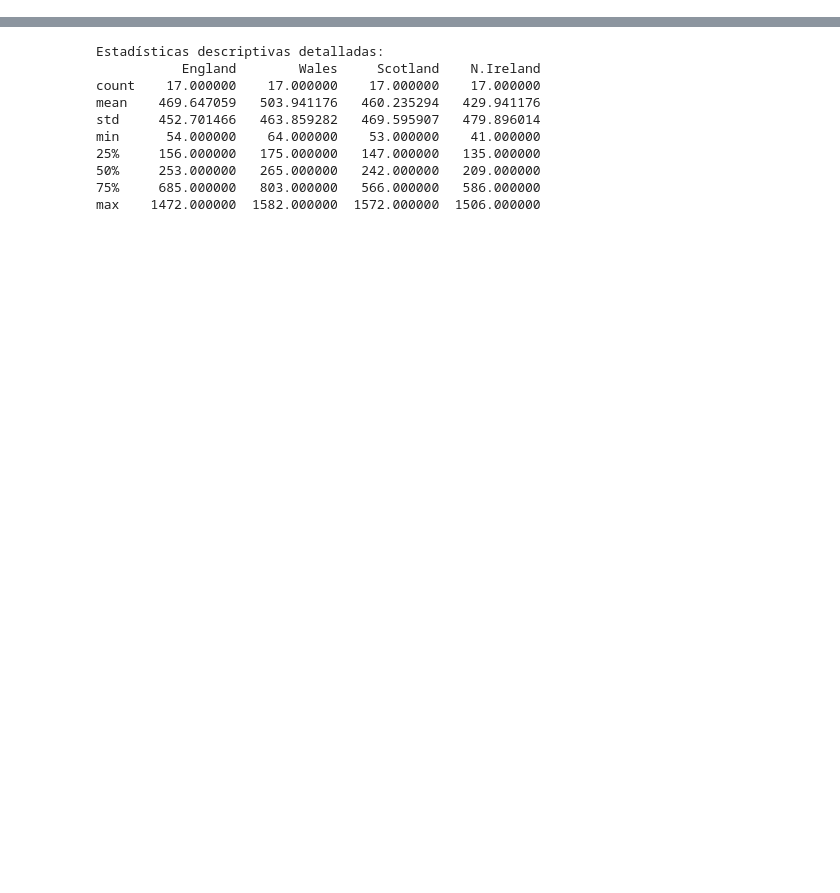
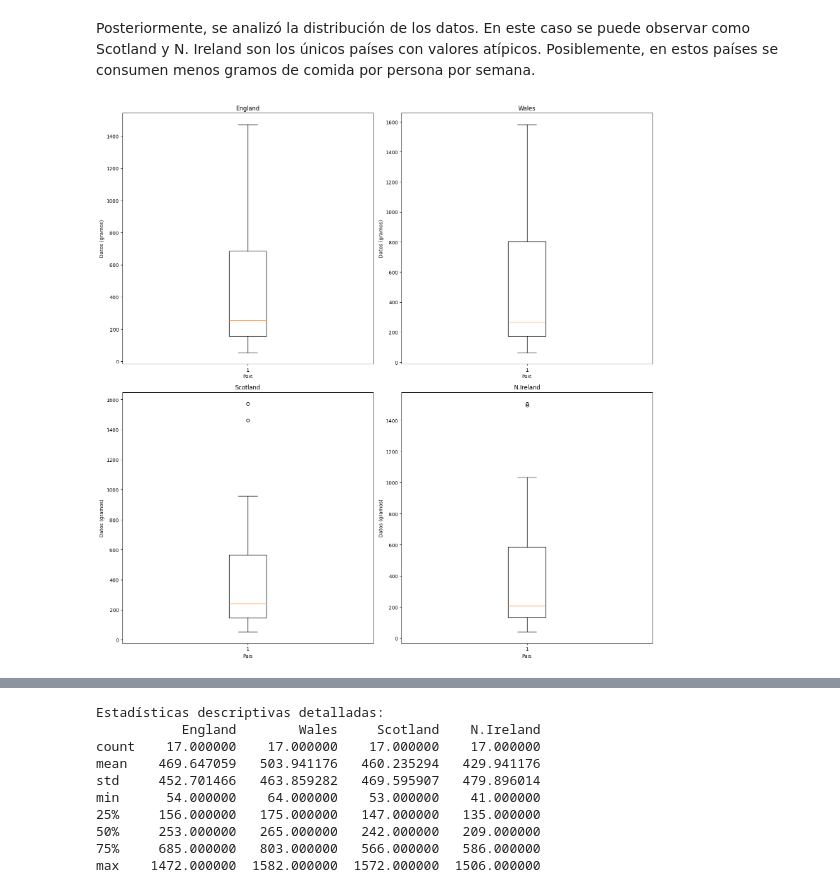
Before and after one commit to 20Candy/Lab5_DataScience, a Jupyter notebook: main.ipynb, the cells around one changed output, grey strips where cells are left out. Drawn from its saved outputs; the diff is of its cells as text; code cells hidden in the pictures; blank space fills up the shorter version.

```diff
--- a/main.ipynb
+++ b/main.ipynb
@@ -12,10 +44,0 @@ data = pd.read_csv('UK_foods.csv')
-# %%
-import matplotlib.pyplot as plt
-
-# Visualizar valores atípicos con gráficos de caja
-numeric_data = data.select_dtypes(include=[np.number])
-for column in numeric_data.columns:
-    plt.figure(figsize=(8, 6))
-    plt.title(column)
-    plt.boxplot(numeric_data[column])
-    plt.show()
@@ -49,0 +62,19 @@ dtype: int64
+# %% [markdown]
+Posteriormente, se analizó la distribución de los datos. En este caso se puede observar como Scotland y N. Ireland son los únicos países con valores atípicos. Posiblemente, en estos países se consumen menos gramos de comida por persona por semana.
+# %%
+fig, axes = plt.subplots(2, 2, figsize=(16, 16))
+axes = axes.flatten()
+
+numeric_data = data.select_dtypes(include=[np.number])
+for i, column in enumerate(numeric_data.columns):
+    ax = axes[i]
+    ax.set_title(column)
+    ax.set_xlabel('Pais')
+    ax.set_ylabel('Datos (gramos)')
+    ax.boxplot(numeric_data[column])
+
+
+plt.tight_layout()
+plt.show()
+# %% [output]
+[figure, added]
```
Also changed, not shown: parts of 21 cells of this notebook.
